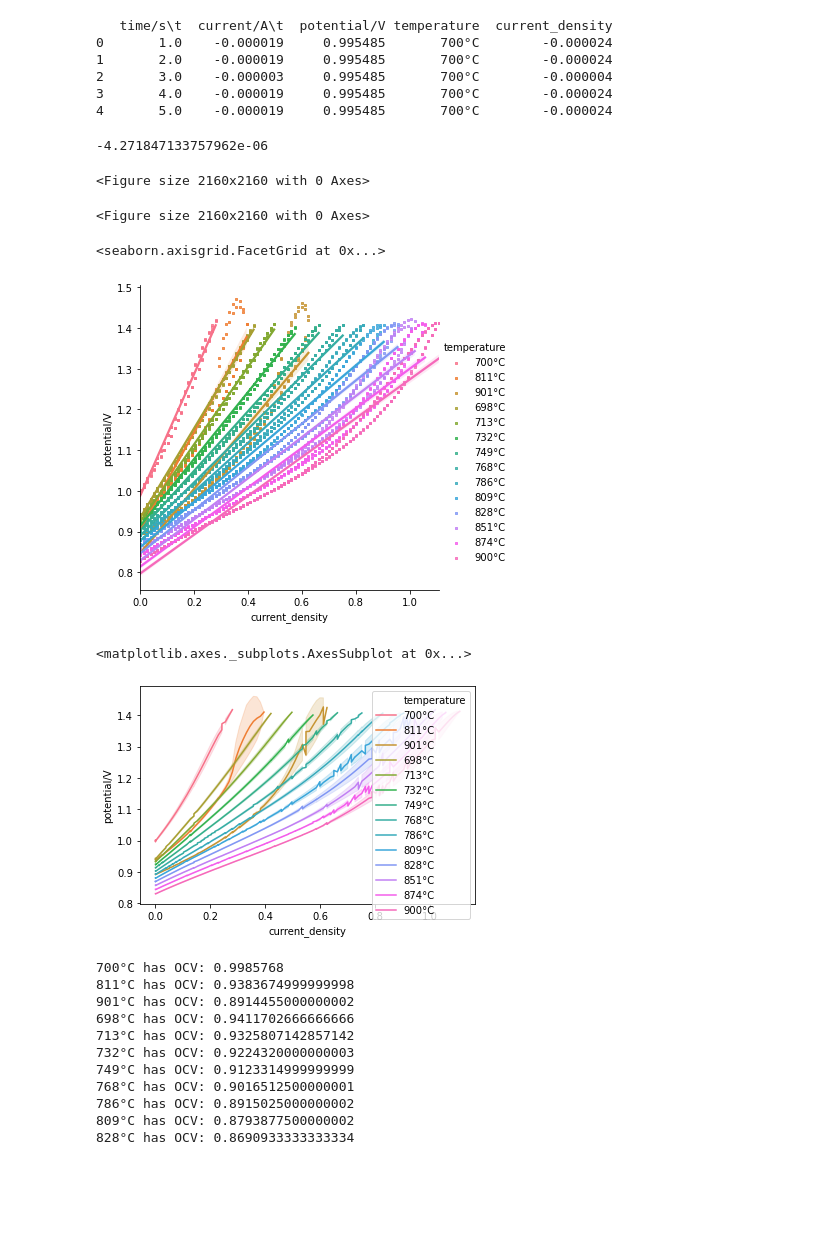
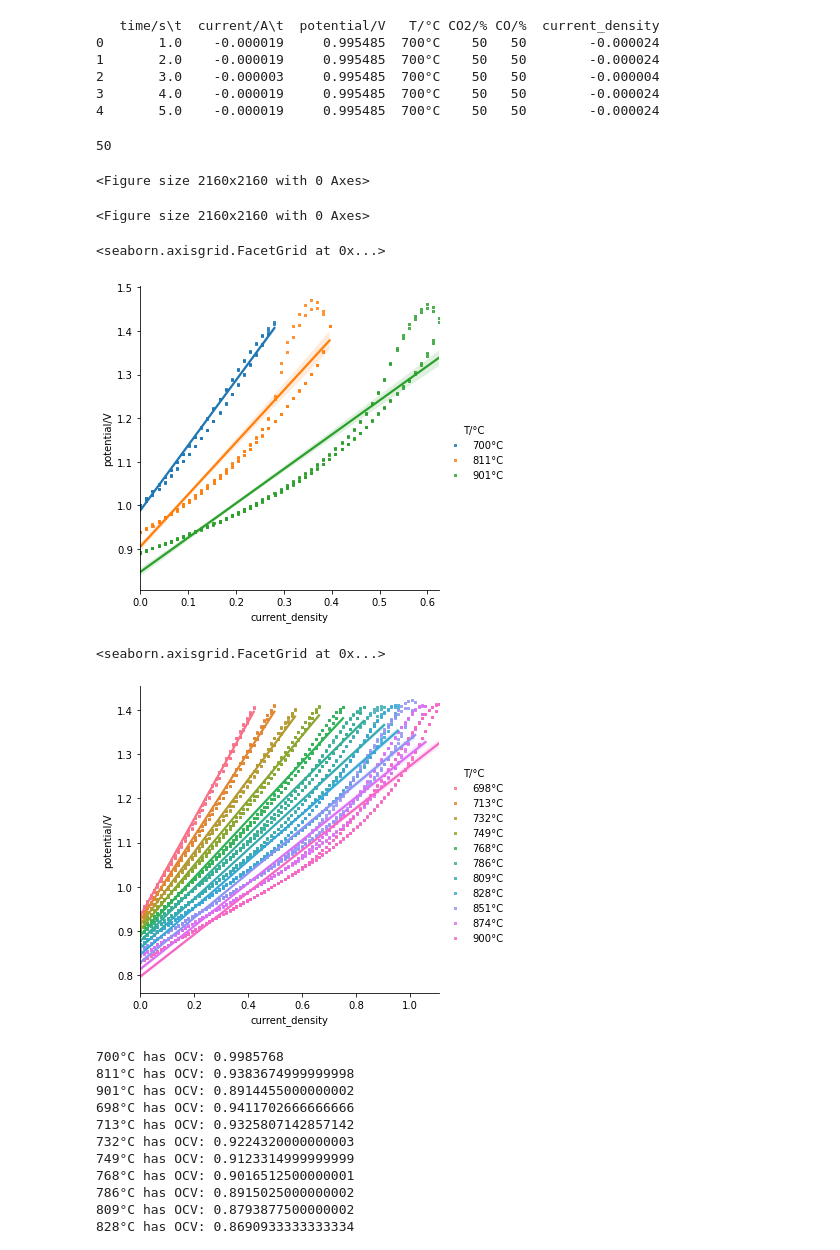
Before and after one commit to Skorpion7777/py_challenges, a Jupyter notebook: 01_challenge/Untitled.ipynb, the cells around one changed output. Drawn from its saved outputs; the diff is of its cells as text; code cells hidden in the pictures; blank space fills up the shorter version.

```diff
--- a/01_challenge/Untitled.ipynb
+++ b/01_challenge/Untitled.ipynb
@@ -19,7 +19,7 @@ for filename in all_files:
     naming_co = naming[4]
     naming_co2 = naming[2]
     df = pd.read_csv(filename, index_col=None,sep='\s+', names = colnames, skiprows = 1, dtype = np.float64)
-    df["temperature"] = naming_temp
+    df["T/°C"] = naming_temp
     df["CO2/%"] = naming_co2
     df["CO/%"] = naming_co
     li.append(df)
@@ -37,7 +37,7 @@ for filename in all_files:
     naming_co = naming[4]
     naming_co2 = naming[2]
     df = pd.read_csv(filename, index_col=None,sep='\s+', names = colnames, skiprows = 1, dtype = np.float64)
-    df["temperature"] = naming_temp
+    df["T/°C"] = naming_temp
     df["CO2/%"] = naming_co2
     df["CO/%"] = naming_co
     li.append(df)
@@ -69,16 +71,16 @@ df8020["current_density"] = df8020["current/A\t"] / 0.785
 
 print(df5050.head())
 # %% [output]
-   time/s\t  current/A\t  potential/V temperature  current_density
-0       1.0    -0.000019     0.995485       700°C        -0.000024
-1       2.0    -0.000019     0.995485       700°C        -0.000024
-2       3.0    -0.000003     0.995485       700°C        -0.000004
-3       4.0    -0.000019     0.995485       700°C        -0.000024
-4       5.0    -0.000019     0.995485       700°C        -0.000024
+   time/s\t  current/A\t  potential/V   T/°C CO2/% CO/%  current_density
+0       1.0    -0.000019     0.995485  700°C    50   50        -0.000024
+1       2.0    -0.000019     0.995485  700°C    50   50        -0.000024
+2       3.0    -0.000003     0.995485  700°C    50   50        -0.000004
+3       4.0    -0.000019     0.995485  700°C    50   50        -0.000024
+4       5.0    -0.000019     0.995485  700°C    50   50        -0.000024
 # %%
 print(df5050.iloc[2,4])
 # %% [output]
--4.271847133757962e-06
+50
 # %%
 combined_df = df5050.append(df8020)
 # %%
@@ -87,12 +89,12 @@ plt.figure(figsize=(30, 30))
 <Figure size 2160x2160 with 0 Axes>
 <Figure size 2160x2160 with 0 Axes>
 # %%
-sns.lmplot("current_density", "potential/V", data = combined_df, hue = "temperature", markers=",", scatter_kws={"s": 5})
+sns.lmplot("current_density", "potential/V", data = df5050, hue = "T/°C", markers=",", scatter_kws={"s": 5})
 # %% [output]
 <seaborn.axisgrid.FacetGrid at 0x...>
-[figure, old version]
+[figure, new version]
 # %%
-sns.lineplot("current_density", "potential/V", data = combined_df, hue = "temperature")
+sns.lmplot("current_density", "potential/V", data = df8020, hue = "T/°C", markers=",", scatter_kws={"s": 5})
 # %% [output]
-<matplotlib.axes._subplots.AxesSubplot at 0x...>
+<seaborn.axisgrid.FacetGrid at 0x...>
-[figure, old version]
+[figure, new version]
```
Also changed, not shown: parts of 8 cells of this notebook.
